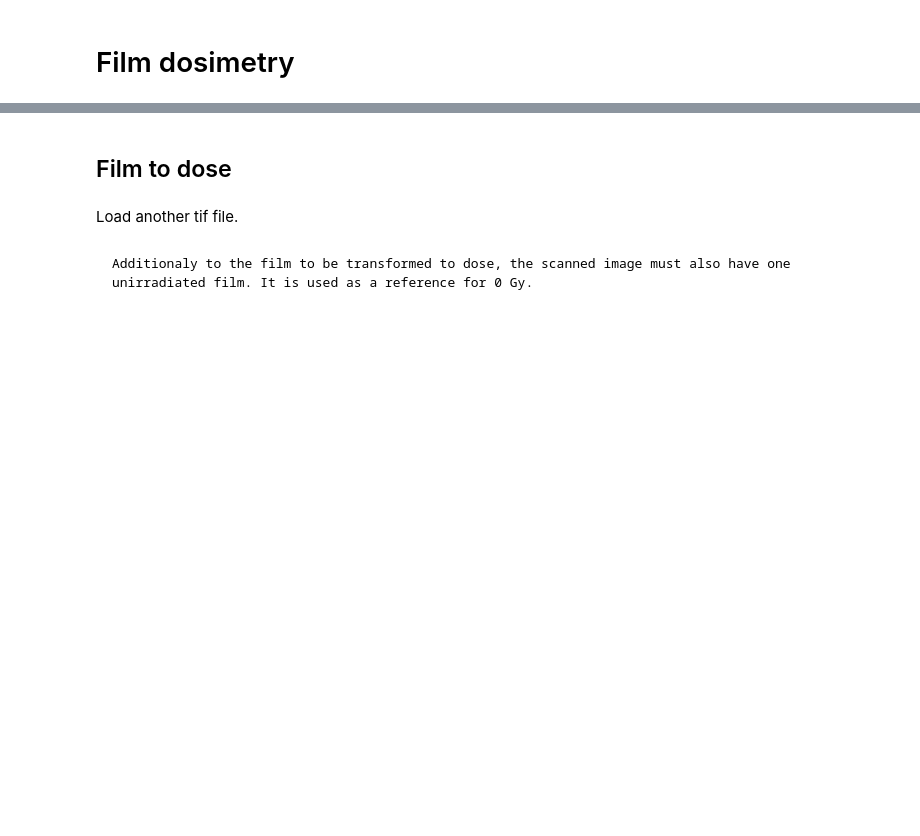
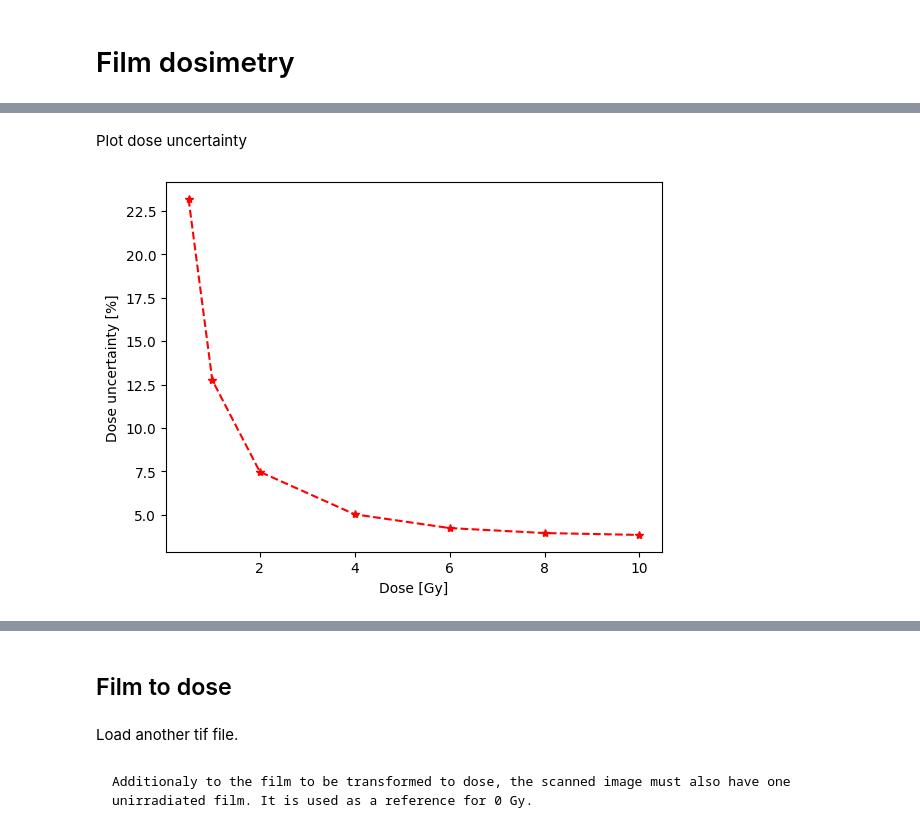
Before and after one commit to LuisOlivaresJ/Dosepy, a Jupyter notebook: docs/Jupyter_Book/film_dosimetry.ipynb, the cells around one changed output, grey strips where cells are left out. Saved outputs shown, nothing was run; the diff lists cells and outputs as text; code cells hidden in the pictures; blank space fills up the shorter version.

```diff
--- a/docs/Jupyter_Book/film_dosimetry.ipynb
+++ b/docs/Jupyter_Book/film_dosimetry.ipynb
@@ -36,0 +83,6 @@ cal.plot()
+# %% [markdown]
+Plot dose uncertainty
+# %%
+cal.plot_dose_fit_uncertainty(fit_function="rational", channel = "red")
+# %% [output]
+[figure, added]
```
Also changed, not shown: parts of 38 cells of this notebook, 6 other files.
